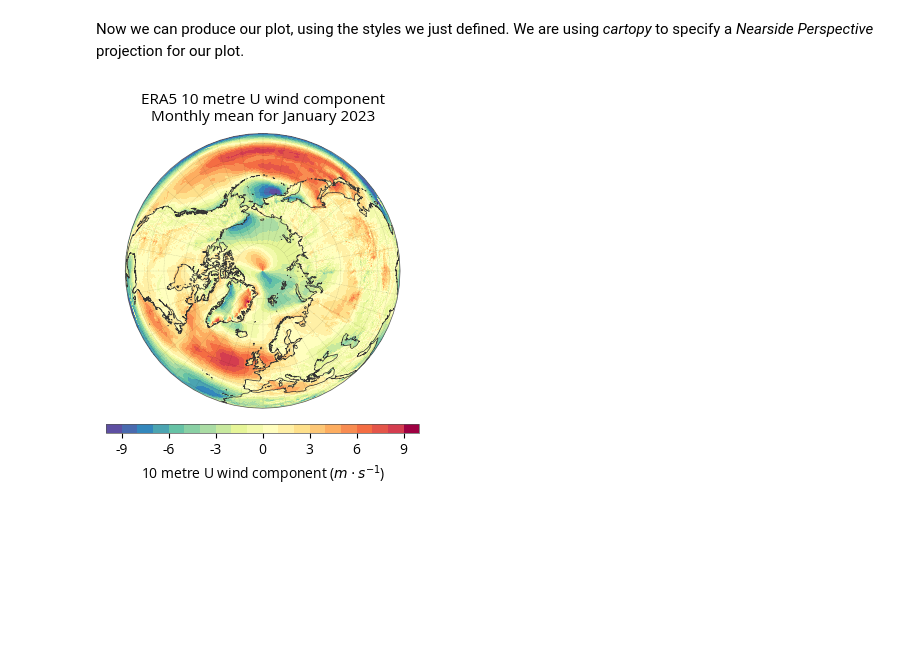
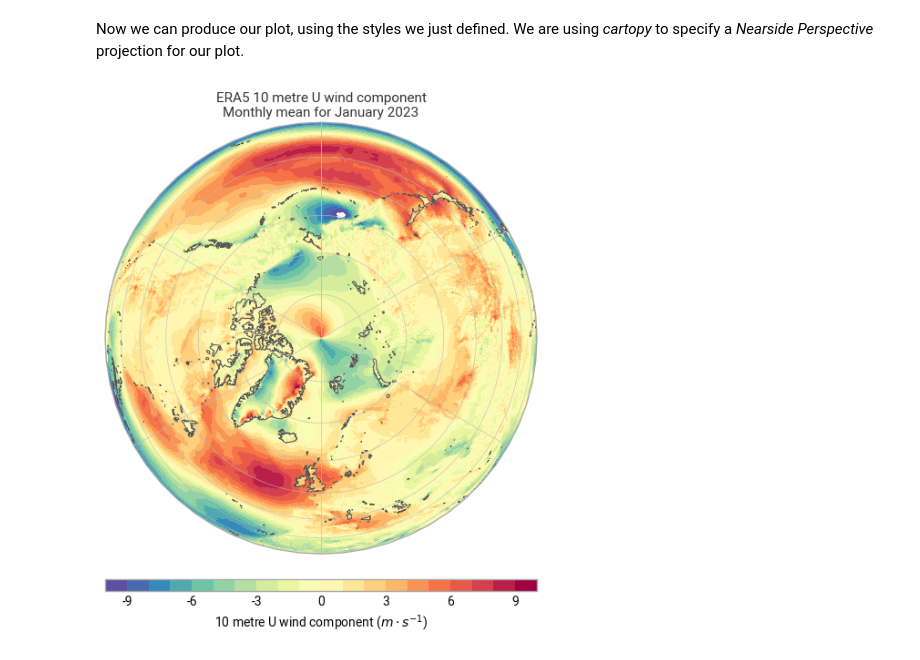
Before and after one commit to ecmwf-projects/dss-notebooks, a Jupyter notebook: datasets/reanalysis-era5-single-levels-monthly-means/demo.ipynb, the cells around one changed output. Drawn from its saved outputs; the diff is of its cells as text; code cells hidden in the pictures; blank space fills up the shorter version.

Commit message:
reanalysis-era5-single-levels-monthly-means

```diff
--- a/datasets/reanalysis-era5-single-levels-monthly-means/demo.ipynb
+++ b/datasets/reanalysis-era5-single-levels-monthly-means/demo.ipynb
@@ -43,41 +40,28 @@ style = earthkit.maps.styles.Contour(
 )
 # %% [markdown]
 Now we can produce our plot, using the styles we just defined. We are using *cartopy* to specify a *Nearside Perspective* projection for our plot.
-# %%
-import cartopy.crs as ccrs
-
-earthkit.maps.schema.figsize = (4, 4)
-
-crs = ccrs.NearsidePerspective(central_latitude=90, central_longitude=0)
-chart = earthkit.maps.Superplot(crs=crs)
-
-chart.pcolormesh(wind, style=style, transform_first=False)
-
-chart.coastlines(resolution="medium")
-chart.gridlines(
-    draw_labels=False,
-    xlocs=range(-180, 180, 10),
-    ylocs=range(-90, 90, 10),
-    ylim=80,
-    linestyle=":",
-    alpha=0.5,
-    color="black",
-    linewidth=0.2,
-)
-
-chart.legend(location="bottom")
-
-# For the title, we can take advantage of earthkit-maps metadata
-# detection, which allows us to use format keys like 'variable_name'
-# and 'time', which are then populated from the metadata of the data
-# that's been plotted.
-chart.title(
-    "ERA5 {variable_name}\n"
-    "Monthly mean for {time:%B %Y}",
-    fontsize=11,
-)
-
-chart.save("overview-detail.png")
-# %% [output]
-[figure, removed]
+# %%
+earthkit.plots.schema.figure.set(figsize=(6, 6))
+crs = ccrs.NearsidePerspective(central_latitude=90, central_longitude=0)
+chart = earthkit.plots.Map(crs=crs)
+
+chart.pcolormesh(wind, style=style)
+chart.coastlines()
+chart.gridlines(draw_labels=False)
+
+chart.legend(location="bottom")
+
+# For the title, we can take advantage of earthkit-maps metadata
+# detection, which allows us to use format keys like 'variable_name'
+# and 'time', which are then populated from the metadata of the data
+# that's been plotted.
+chart.title(
+    "ERA5 {variable_name}\n"
+    "Monthly mean for {time:%B %Y}",
+    fontsize=11,
+)
+
+chart.save("overview-detail.png")
+# %% [output]
+[figure, added]
 # %%
```
Also changed, not shown: parts of 7 cells of this notebook, 2 other files.
